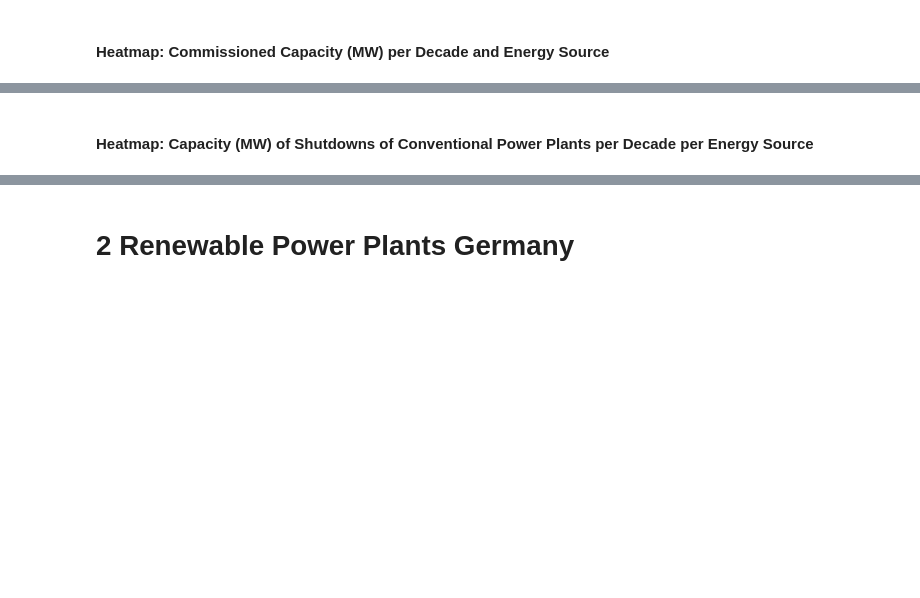
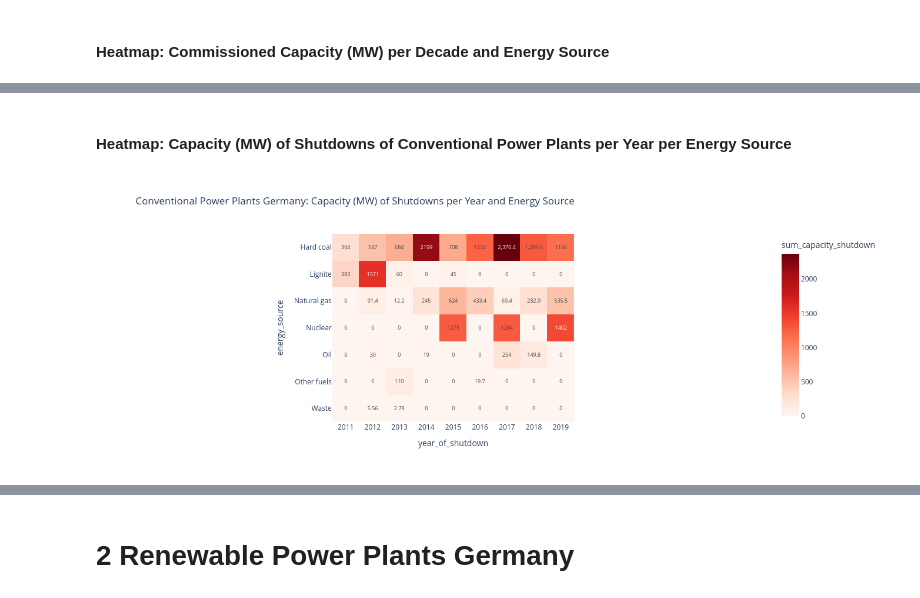
Before and after one commit to lilalaser/Python_EDA_German_Power_Plants, a Jupyter notebook: Notebook_EDA_German_Power_Plants.ipynb, the cells around one changed output, grey strips where cells are left out. Cells and saved outputs as stored; diff of their text form; code cells hidden in the pictures; blank space fills up the shorter version.

```diff
--- a/Notebook_EDA_German_Power_Plants.ipynb
+++ b/Notebook_EDA_German_Power_Plants.ipynb
@@ -872,14 +889,16 @@ fig.show()
 # %% [markdown]
-#### Heatmap: Capacity (MW) of Shutdowns of Conventional Power Plants per Decade per Energy Source
+#### Heatmap: Capacity (MW) of Shutdowns of Conventional Power Plants per Year per Energy Source
 # %%
 # Create a heatmap displaying the capacity of shutdowns per year and energy source
 fig = px.imshow(
     conv_pivot_shutdown_cap,
-    labels=dict(x='shutdown', y='energy_source', color='sum_capacity_shutdown'),
+    labels=dict(x='year_of_shutdown', y='energy_source', color='sum_capacity_shutdown'),
     color_continuous_scale="Reds",
     title='Conventional Power Plants Germany: Capacity (MW) of Shutdowns per Year and Energy Source',
     text_auto = True
 )
 fig.update_xaxes(type='category')
 fig.update_layout(width=1000, height=500)
 fig.show()
+# %% [output]
+[figure, added]
```
Also changed, not shown: parts of 36 cells of this notebook.
